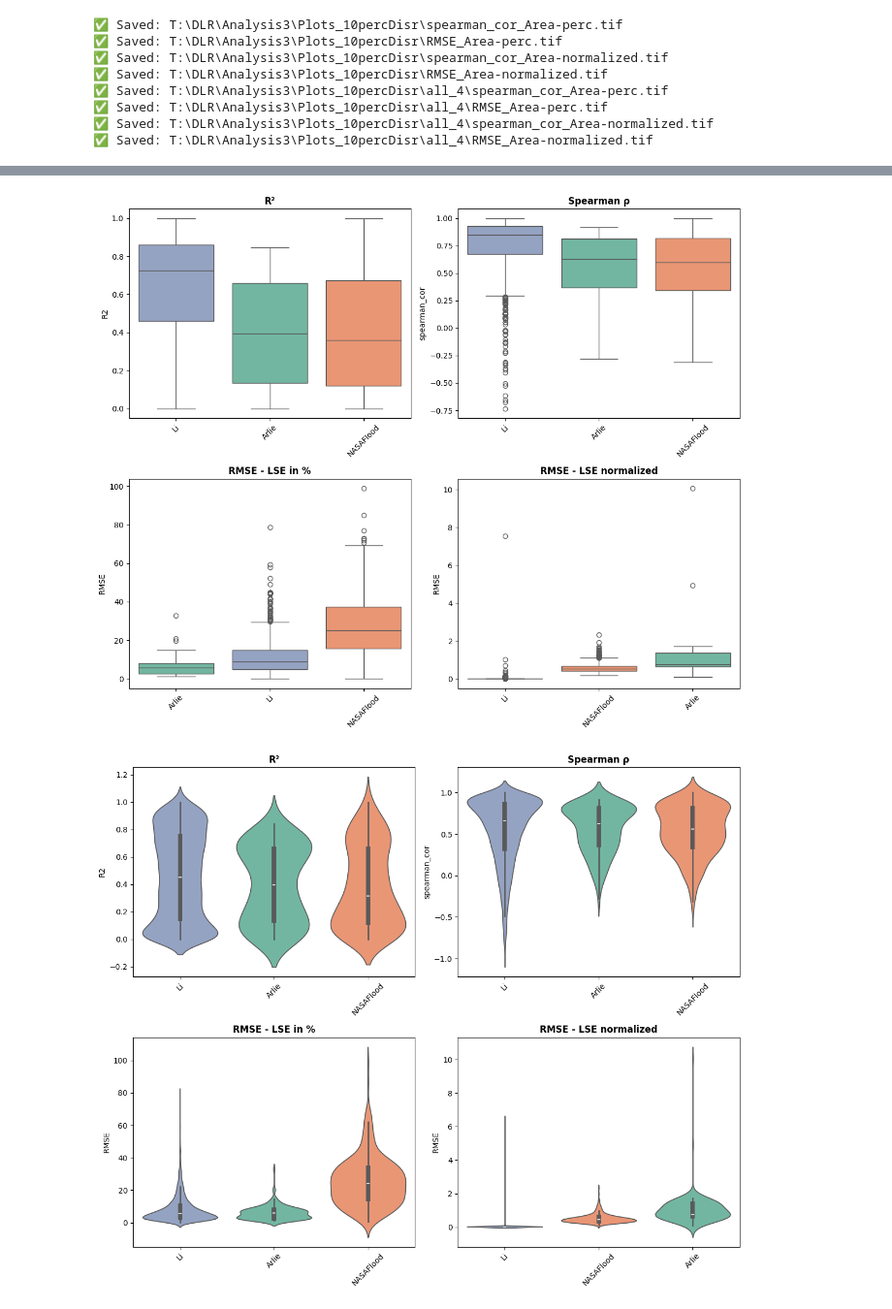
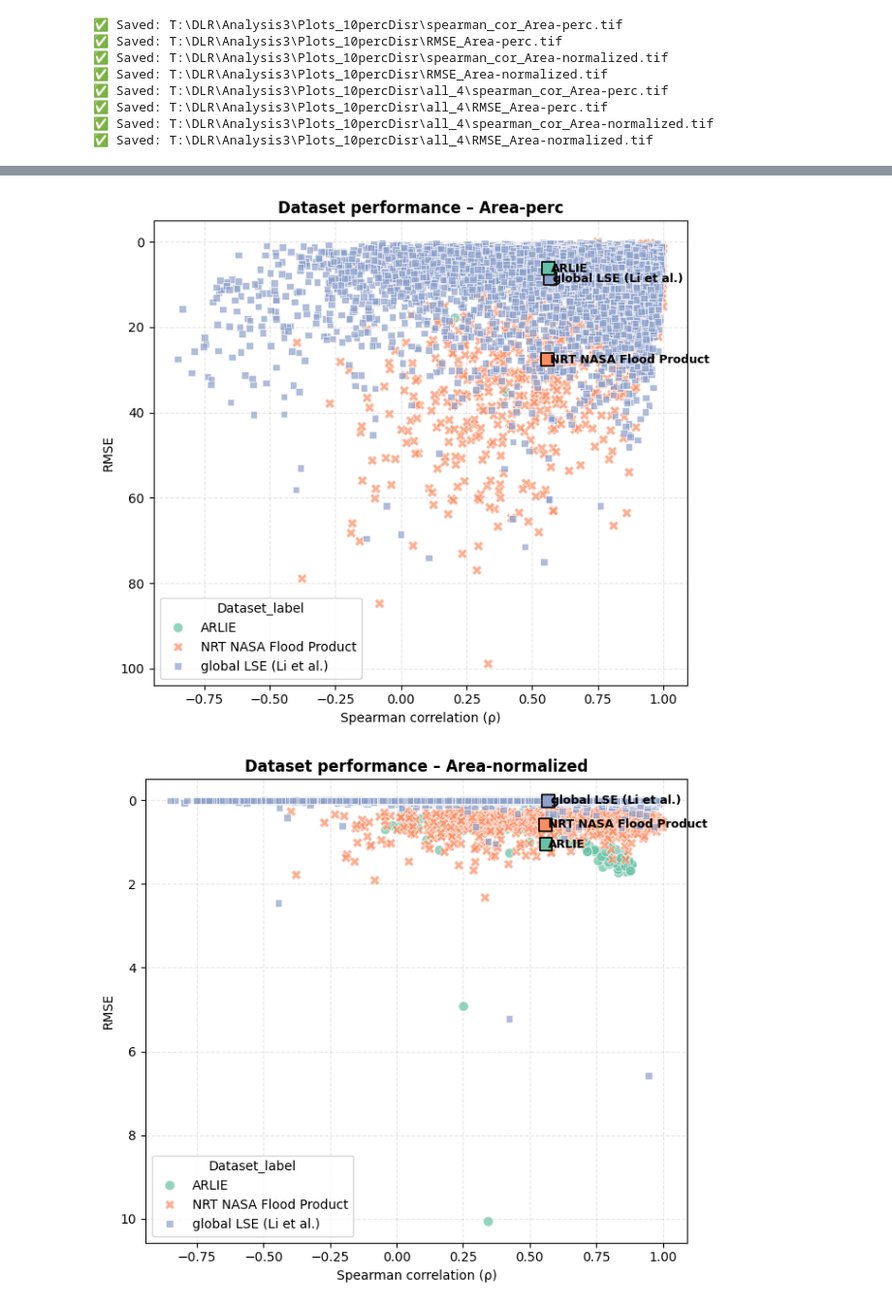
Before and after one commit to ElenaScholz/gwp-validation, a Jupyter notebook: notebooks/plots.ipynb, the cells around one changed output, grey strips where cells are left out. Shown at 97% size. Drawn from its saved outputs; the diff is of its cells as text; code cells hidden in the pictures.

```diff
--- a/notebooks/plots.ipynb
+++ b/notebooks/plots.ipynb
@@ -281,52 +217,0 @@ metrics = [
-# %%
-fig, axes = plt.subplots(2, 2, figsize=(12, 10))
-axes = axes.flatten()
-
-df_perc = stats_df_10[stats_df_10['value-type'] == 'Area-perc']
-df_norm = stats_df_10[stats_df_10['value-type'] == 'Area-normalized']
-
-for i, (metric, title, higher_better) in enumerate(metrics):
-    # choose sort direction: if higher_better True -> show highest median on right by ascending=False
-    order = order_by_median(df_perc, 'Dataset', metric, ascending=not higher_better)
-    sns.boxplot(data=df_perc, x='Dataset', y=metric, ax=axes[i], order=order,  hue = "Dataset", palette='Set2')
-    axes[i].set_title(title, fontweight='bold')
-    axes[i].set_xlabel('')
-    axes[i].tick_params(axis='x', rotation=45)
-
-# Plot 4: Area-normalized RMSE (lower is better)
-order_norm = order_by_median(df_norm, 'Dataset', 'RMSE', ascending=True)
-sns.boxplot(data=df_norm, x='Dataset', y='RMSE', ax=axes[3], order=order_norm,  hue = "Dataset", palette='Set2')
-axes[3].set_title('RMSE - LSE normalized', fontweight='bold')
-axes[3].set_xlabel('')
-axes[3].tick_params(axis='x', rotation=45)
-
-plt.tight_layout()
-plt.show()
-# %% [output]
-[figure, removed]
-# %%
-fig, axes = plt.subplots(2, 2, figsize=(12, 10))
-axes = axes.flatten()
-
-df_perc = stats_df_0[stats_df_0['value-type'] == 'Area-perc']
-df_norm = stats_df_0[stats_df_0['value-type'] == 'Area-normalized']
-
-for i, (metric, title, higher_better) in enumerate(metrics):
-    # choose sort direction: if higher_better True -> show highest median on right by ascending=False
-    order = order_by_median(df_perc, 'Dataset', metric, ascending=not higher_better)
-    sns.violinplot(data=df_perc, x='Dataset', y=metric, ax=axes[i], order=order,  hue = "Dataset", palette='Set2')
-    axes[i].set_title(title, fontweight='bold')
-    axes[i].set_xlabel('')
-    axes[i].tick_params(axis='x', rotation=45)
-
-# Plot 4: Area-normalized RMSE (lower is better)
-order_norm = order_by_median(df_norm, 'Dataset', 'RMSE', ascending=True)
-sns.violinplot(data=df_norm, x='Dataset', y='RMSE', ax=axes[3], order=order_norm,  hue = "Dataset", palette='Set2')
-axes[3].set_title('RMSE - LSE normalized', fontweight='bold')
-axes[3].set_xlabel('')
-axes[3].tick_params(axis='x', rotation=45)
-
-plt.tight_layout()
-plt.show()
-# %% [output]
-[figure, removed]
@@ -332,0 +303,5 @@ plt.show()
+# %%
+scatter_performance(stats_df_strict_li, output_dir=r"T:\DLR\Analysis3\Plots_10percDisr\overall_performance")
+# %% [output]
+[figure, added]
+[figure, added]
```
Also changed, not shown: parts of 20 cells of this notebook, 2 other files.
